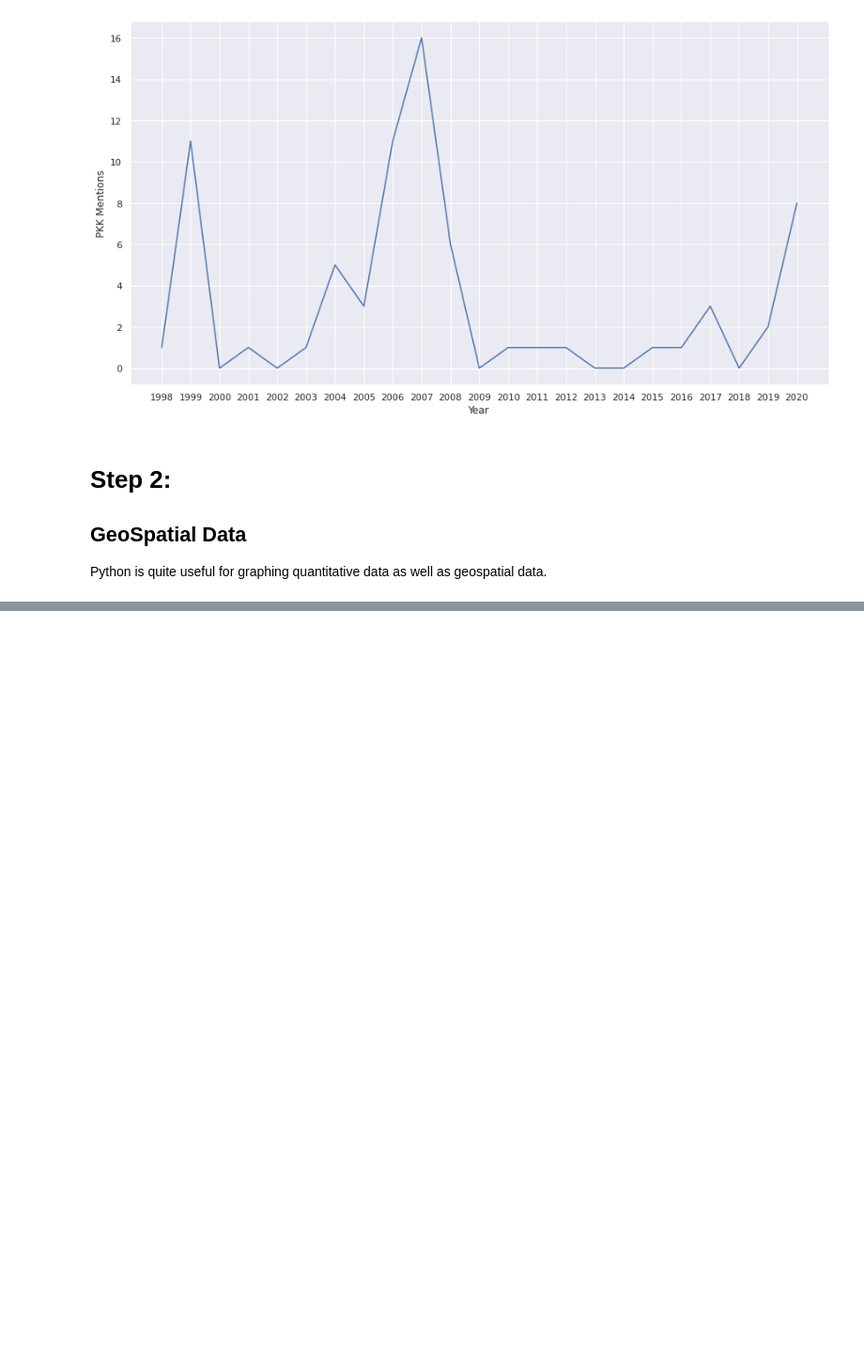
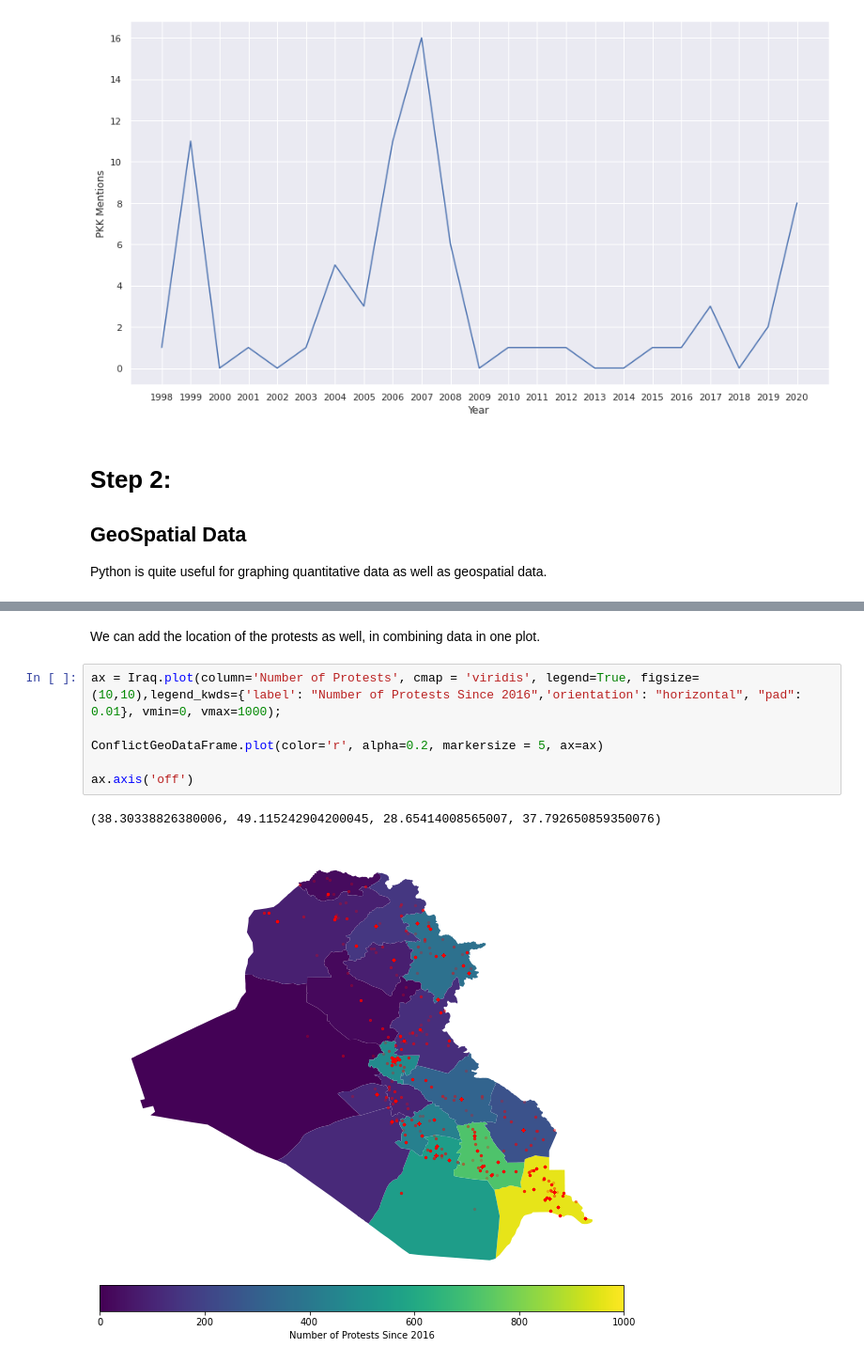
Before and after one commit to DiweenHawezy/Python-Workshop, a Jupyter notebook: PythonExample.ipynb, the cells around one changed output, grey strips where cells are left out. Shown at 94% size. Saved outputs shown, nothing was run; the diff lists cells and outputs as text; blank space fills up the shorter version.

```diff
--- a/PythonExample.ipynb
+++ b/PythonExample.ipynb
@@ -267,0 +466,11 @@ Python is quite useful for graphing quantitative data as well as geospatial data
+# %% [markdown]
+We can add the location of the protests as well, in combining data in one plot.
+# %%
+ax = Iraq.plot(column='Number of Protests', cmap = 'viridis', legend=True, figsize=(10,10),legend_kwds={'label': "Number of Protests Since 2016",'orientation': "horizontal", "pad": 0.01}, vmin=0, vmax=1000);
+
+ConflictGeoDataFrame.plot(color='r', alpha=0.2, markersize = 5, ax=ax)
+
+ax.axis('off')
+# %% [output]
+(38.30338826380006, 49.115242904200045, 28.65414008565007, 37.792650859350076)
+[figure, added]
```
Also changed, not shown: parts of 24 cells of this notebook, 3 other files.
